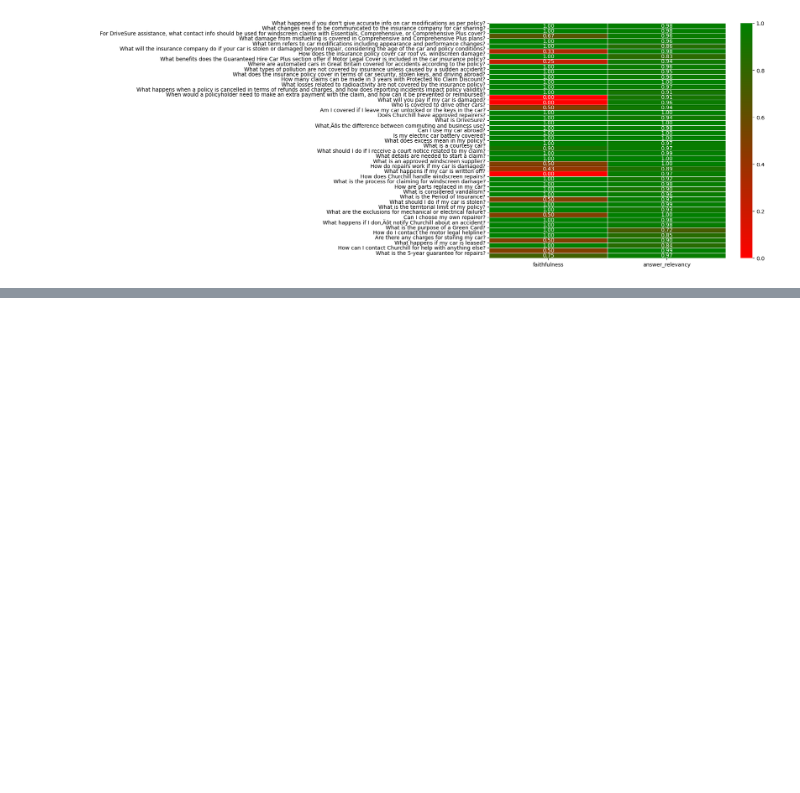
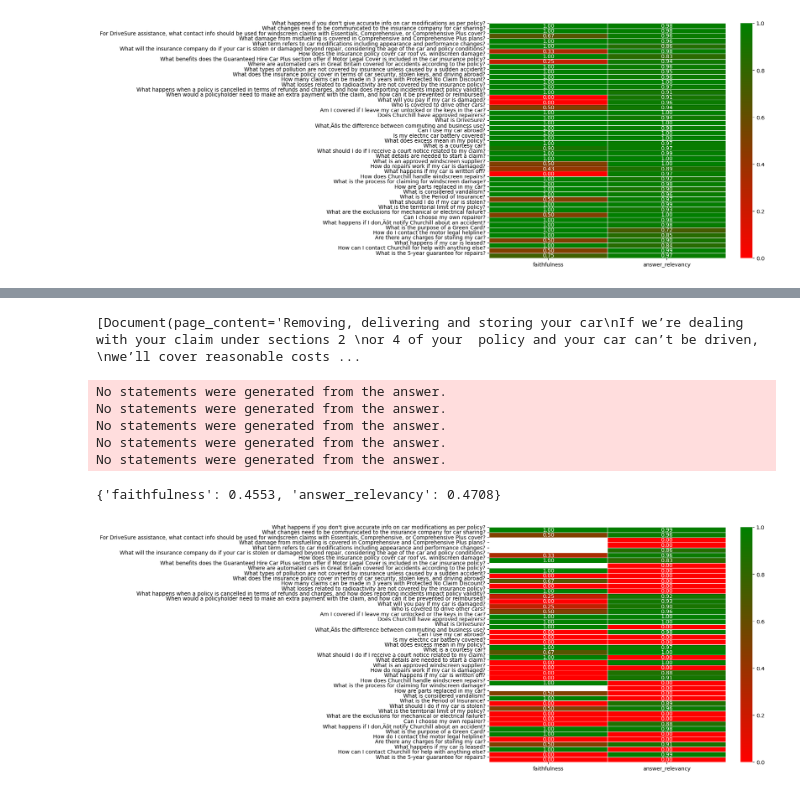
Before and after one commit to siddartha-10/Athina_AI_project, a Jupyter notebook: ex_2.ipynb, the cells around one changed output, grey strips where cells are left out. Drawn from its saved outputs; the diff is of its cells as text; code cells hidden in the pictures; blank space fills up the shorter version.

```diff
--- a/ex_2.ipynb
+++ b/ex_2.ipynb
@@ -311,0 +331,6 @@ plt.show()
+# %%
+retrieval_chain = generate_docs_for_retrieval | vectorstore
+retireved_docs = retrieval_chain.invoke({"question":question})
+print(retireved_docs)
+# %% [output]
+[Document(page_content='Removing, delivering and storing your car\nIf we’re dealing with your claim under sections 2 \nor 4 of your  policy and your car can’t be driven, \nwe’ll cover reasonable costs ...
@@ -311,0 +355,52 @@ plt.show()
+# %%
+df = pd.DataFrame(dataset)
+# %%
+dataset = Dataset.from_pandas(df)
+# %%
+import ragas
+from ragas import evaluate
+from ragas.metrics import (
+    faithfulness,
+    answer_relevancy,
+)
+run_config = ragas.RunConfig(timeout=60, max_retries=10, max_wait=100, max_workers=1)
+
+result = evaluate(
+    dataset = dataset,
+    llm = llm,
+    embeddings=embeddings,
+    run_config=run_config,
+    metrics=[
+        faithfulness,
+        answer_relevancy,
+    ],
+)
+# %% [output]
+No statements were generated from the answer.
+No statements were generated from the answer.
+No statements were generated from the answer.
+No statements were generated from the answer.
+No statements were generated from the answer.
+# %%
+result
+# %% [output]
+{'faithfulness': 0.4553, 'answer_relevancy': 0.4708}
+# %%
+import seaborn as sns
+import matplotlib.pyplot as plt
+from matplotlib.colors import LinearSegmentedColormap
+
+df = result.to_pandas()
+
+heatmap_data = df[['faithfulness', 'answer_relevancy']]
+
+cmap = LinearSegmentedColormap.from_list('green_red', ['red', 'green'])
+
+plt.figure(figsize=(10, 8))
+sns.heatmap(heatmap_data, annot=True, fmt=".2f", linewidths=.5, cmap=cmap)
+
+plt.yticks(ticks=range(len(df['question'])), labels=df['question'], rotation=0)
+
+plt.show()
+# %% [output]
+[figure, added]
```
Also changed, not shown: parts of 3 cells of this notebook, 1 other file.
